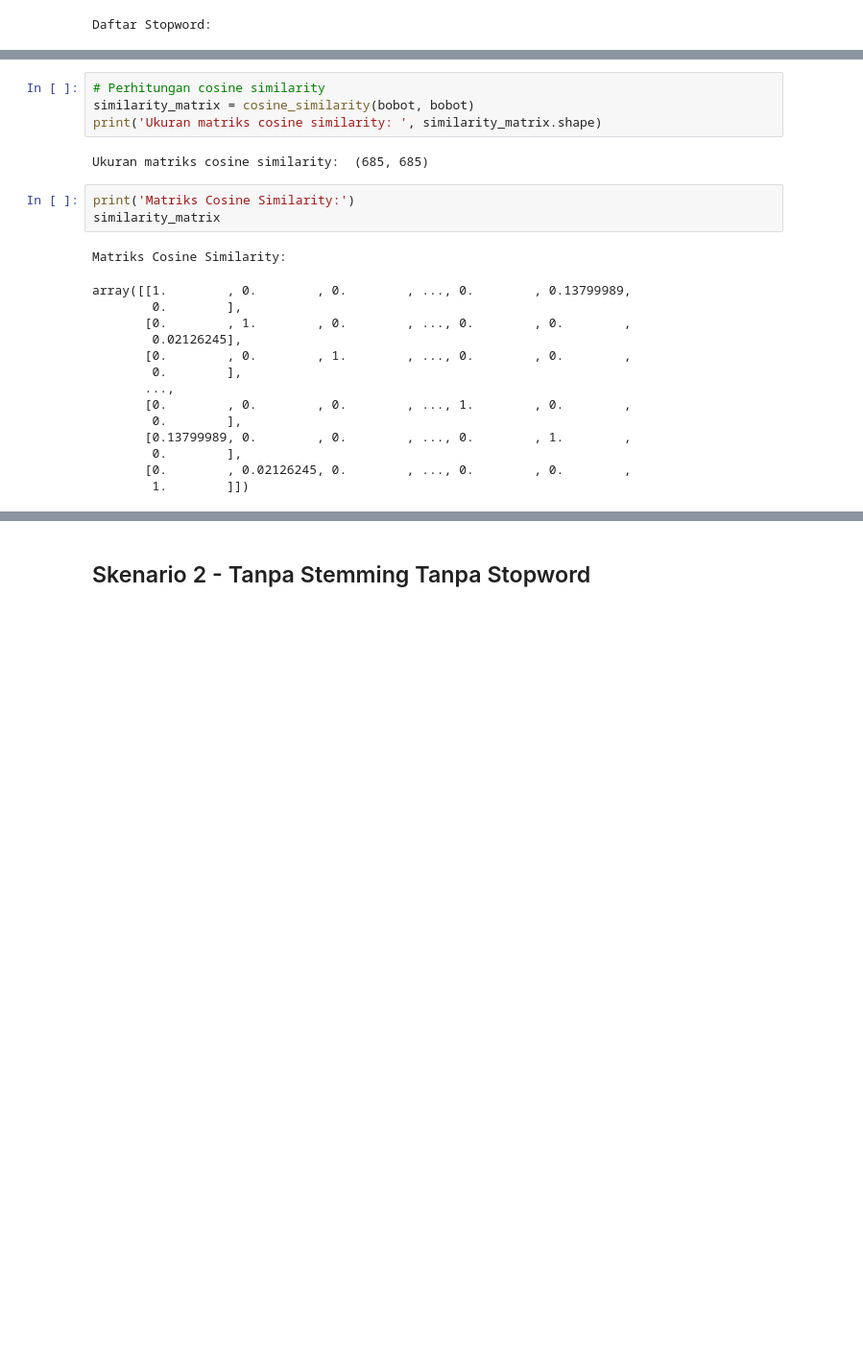
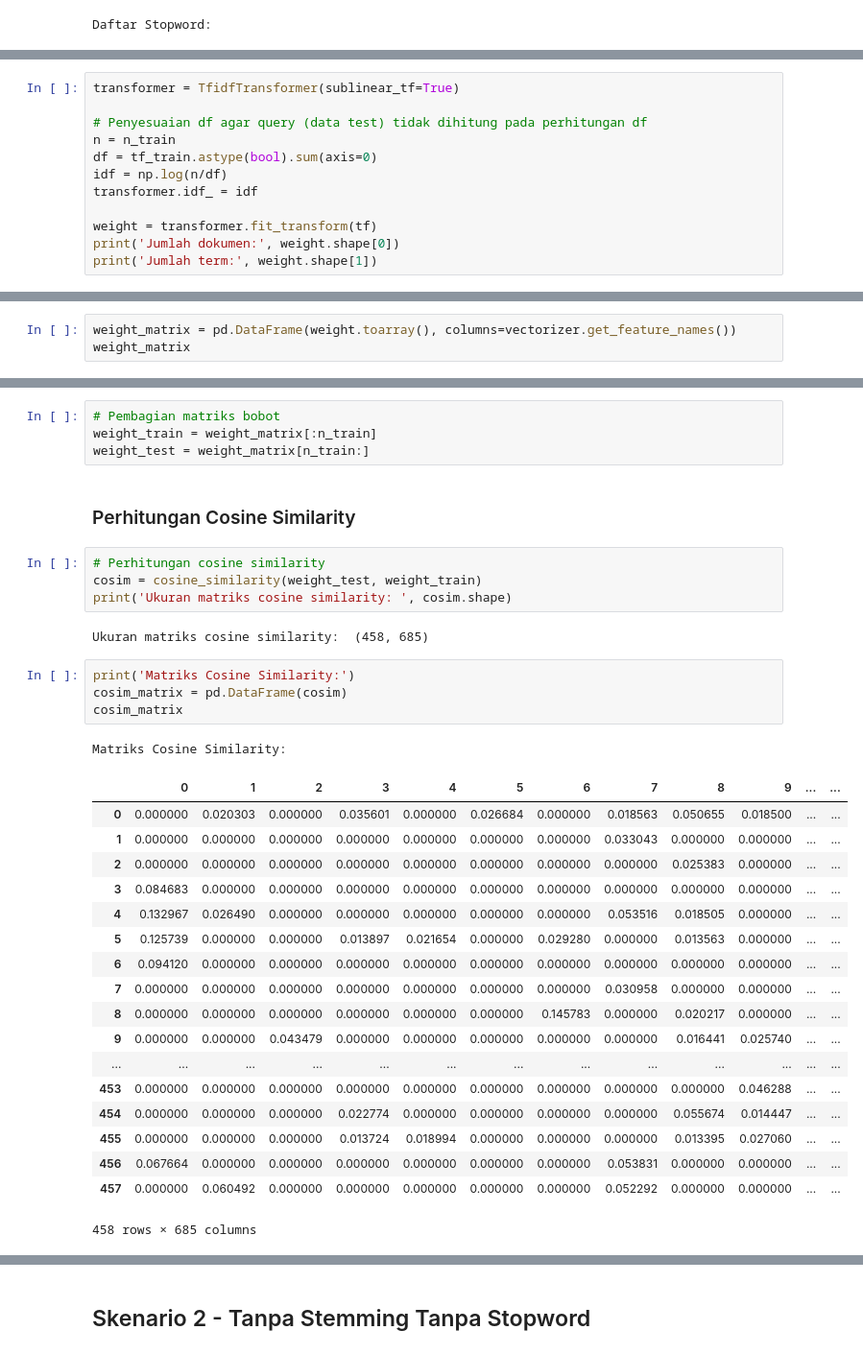
Before and after one commit to abuwildanm/Information-Retrieval, a Jupyter notebook: Projek.ipynb, the cells around one changed output, grey strips where cells are left out. Shown: that part at 96% size. Saved outputs shown, nothing was run; the diff lists cells and outputs as text; blank space fills up the shorter version.

Commit message:
Fix Tf-idf & Cosine Similarity

```diff
--- a/Projek.ipynb
+++ b/Projek.ipynb
@@ -111,0 +172,12 @@ Daftar Stopword:
+# %%
+transformer = TfidfTransformer(sublinear_tf=True)
+
+# Penyesuaian df agar query (data test) tidak dihitung pada perhitungan df
+n = n_train
+df = tf_train.astype(bool).sum(axis=0)
+idf = np.log(n/df)
+transformer.idf_ = idf
+
+weight = transformer.fit_transform(tf)
+print('Jumlah dokumen:', weight.shape[0])
+print('Jumlah term:', weight.shape[1])
@@ -111,0 +187,3 @@ Daftar Stopword:
+# %%
+weight_matrix = pd.DataFrame(weight.toarray(), columns=vectorizer.get_feature_names())
+weight_matrix
@@ -112,24 +209,36 @@ Daftar Stopword:
+# %%
+# Pembagian matriks bobot
+weight_train = weight_matrix[:n_train]
+weight_test = weight_matrix[n_train:]
+# %% [markdown]
+### Perhitungan Cosine Similarity
 # %%
 # Perhitungan cosine similarity
-similarity_matrix = cosine_similarity(bobot, bobot)
-print('Ukuran matriks cosine similarity: ', similarity_matrix.shape)
+cosim = cosine_similarity(weight_test, weight_train)
+print('Ukuran matriks cosine similarity: ', cosim.shape)
 # %% [output]
-Ukuran matriks cosine similarity:  (685, 685)
+Ukuran matriks cosine similarity:  (458, 685)
 # %%
 print('Matriks Cosine Similarity:')
-similarity_matrix
+cosim_matrix = pd.DataFrame(cosim)
+cosim_matrix
 # %% [output]
 Matriks Cosine Similarity:
+|  | 0 | 1 | 2 | 3 | 4 | 5 | 6 | 7 | 8 | 9 | ... | ... |
+| 0 | 0.000000 | 0.020303 | 0.000000 | 0.035601 | 0.000000 | 0.026684 | 0.000000 | 0.018563 | 0.050655 | 0.018500 | ... | ... |
+| 1 | 0.000000 | 0.000000 | 0.000000 | 0.000000 | 0.000000 | 0.000000 | 0.000000 | 0.033043 | 0.000000 | 0.000000 | ... | ... |
+| 2 | 0.000000 | 0.000000 | 0.000000 | 0.000000 | 0.000000 | 0.000000 | 0.000000 | 0.000000 | 0.025383 | 0.000000 | ... | ... |
+| 3 | 0.084683 | 0.000000 | 0.000000 | 0.000000 | 0.000000 | 0.000000 | 0.000000 | 0.000000 | 0.000000 | 0.000000 | ... | ... |
+| 4 | 0.132967 | 0.026490 | 0.000000 | 0.000000 | 0.000000 | 0.000000 | 0.000000 | 0.053516 | 0.018505 | 0.000000 | ... | ... |
+| 5 | 0.125739 | 0.000000 | 0.000000 | 0.013897 | 0.021654 | 0.000000 | 0.029280 | 0.000000 | 0.013563 | 0.000000 | ... | ... |
+| 6 | 0.094120 | 0.000000 | 0.000000 | 0.000000 | 0.000000 | 0.000000 | 0.000000 | 0.000000 | 0.000000 | 0.000000 | ... | ... |
+| 7 | 0.000000 | 0.000000 | 0.000000 | 0.000000 | 0.000000 | 0.000000 | 0.000000 | 0.030958 | 0.000000 | 0.000000 | ... | ... |
+| 8 | 0.000000 | 0.000000 | 0.000000 | 0.000000 | 0.000000 | 0.000000 | 0.145783 | 0.000000 | 0.020217 | 0.000000 | ... | ... |
+| 9 | 0.000000 | 0.000000 | 0.043479 | 0.000000 | 0.000000 | 0.000000 | 0.000000 | 0.000000 | 0.016441 | 0.025740 | ... | ... |
+| ... | ... | ... | ... | ... | ... | ... | ... | ... | ... | ... | ... | ... |
+| 453 | 0.000000 | 0.000000 | 0.000000 | 0.000000 | 0.000000 | 0.000000 | 0.000000 | 0.000000 | 0.000000 | 0.046288 | ... | ... |
+| 454 | 0.000000 | 0.000000 | 0.000000 | 0.022774 | 0.000000 | 0.000000 | 0.000000 | 0.000000 | 0.055674 | 0.014447 | ... | ... |
+| 455 | 0.000000 | 0.000000 | 0.000000 | 0.013724 | 0.018994 | 0.000000 | 0.000000 | 0.000000 | 0.013395 | 0.027060 | ... | ... |
+| 456 | 0.067664 | 0.000000 | 0.000000 | 0.000000 | 0.000000 | 0.000000 | 0.000000 | 0.053831 | 0.000000 | 0.000000 | ... | ... |
+| 457 | 0.000000 | 0.060492 | 0.000000 | 0.000000 | 0.000000 | 0.000000 | 0.000000 | 0.052292 | 0.000000 | 0.000000 | ... | ... |
-array([[1.        , 0.        , 0.        , ..., 0.        , 0.13799989,
-        0.        ],
-       [0.        , 1.        , 0.        , ..., 0.        , 0.        ,
-        0.02126245],
-       [0.        , 0.        , 1.        , ..., 0.        , 0.        ,
-        0.        ],
-       ...,
-       [0.        , 0.        , 0.        , ..., 1.        , 0.        ,
-        0.        ],
-       [0.13799989, 0.        , 0.        , ..., 0.        , 1.        ,
-        0.        ],
-       [0.        , 0.02126245, 0.        , ..., 0.        , 0.        ,
-        1.        ]])
+458 rows × 685 columns
```
Also changed, not shown: parts of 17 cells of this notebook.
